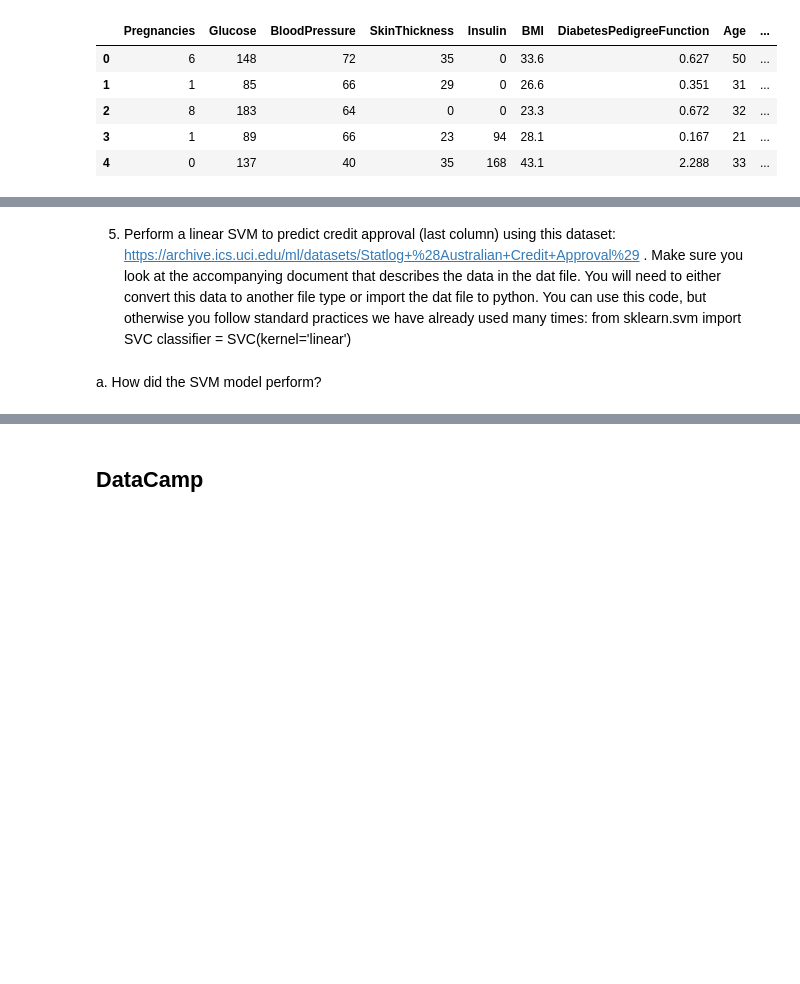
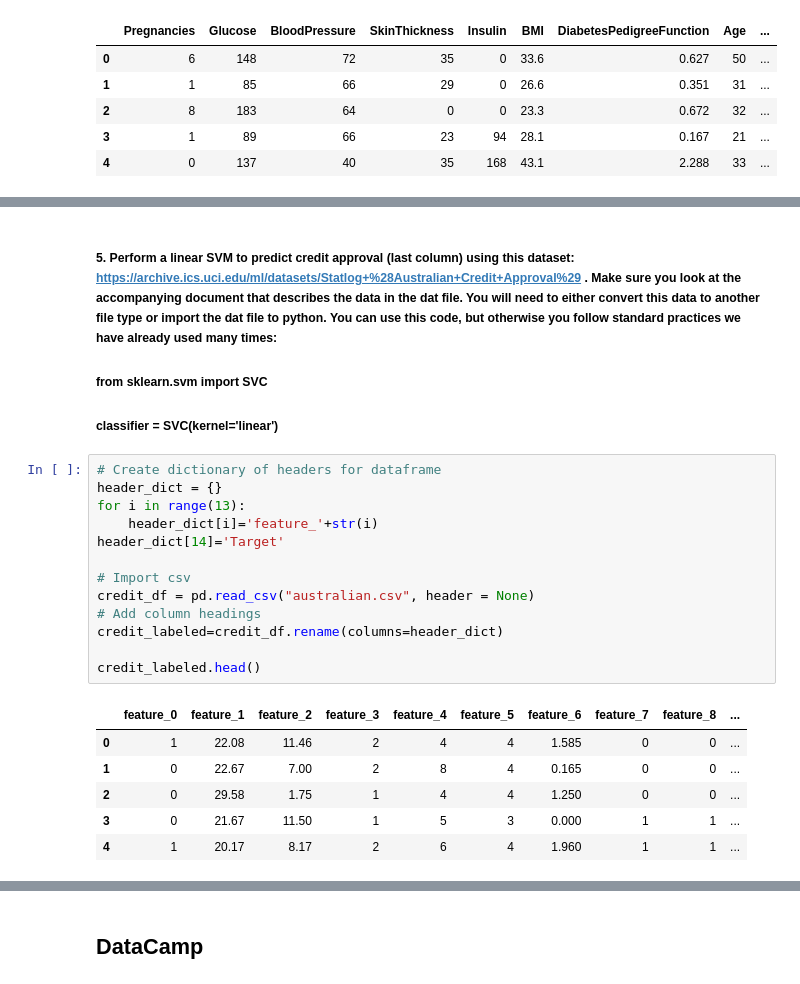
Before and after one commit to jmort16/week_16, a Jupyter notebook: wk_16_hmwk.ipynb, the cells around one changed output, grey strips where cells are left out. Drawn from its saved outputs; the diff is of its cells as text; blank space fills up the shorter version.

```diff
--- a/wk_16_hmwk.ipynb
+++ b/wk_16_hmwk.ipynb
@@ -83,7 +130,25 @@ a.	BRIEFLY explain what the ROC Curve shows and what the resulting AUC means.
 # %% [markdown]
-5.	Perform a linear SVM to predict credit approval (last column) using this dataset: https://archive.ics.uci.edu/ml/datasets/Statlog+%28Australian+Credit+Approval%29 . Make sure you look at the accompanying document that describes the data in the dat file. You will need to either convert this data to another file type or import the dat file to python.
-You can use this code, but otherwise you follow standard practices we have already used many times:
-from sklearn.svm import SVC
-classifier = SVC(kernel='linear')
+ ##### 5.	Perform a linear SVM to predict credit approval (last column) using this dataset: https://archive.ics.uci.edu/ml/datasets/Statlog+%28Australian+Credit+Approval%29 . Make sure you look at the accompanying document that describes the data in the dat file. You will need to either convert this data to another file type or import the dat file to python. You can use this code, but otherwise you follow standard practices we have already used many times:
+
+##### from sklearn.svm import SVC
+##### classifier = SVC(kernel='linear')
-# %% [markdown]
-a.	How did the SVM model perform?
+# %%
+# Create dictionary of headers for dataframe
+header_dict = {}
+for i in range(13):
+    header_dict[i]='feature_'+str(i)
+header_dict[14]='Target'
+
+# Import csv
+credit_df = pd.read_csv("australian.csv", header = None)
+# Add column headings
+credit_labeled=credit_df.rename(columns=header_dict)
+
+credit_labeled.head()
+# %% [output]
+|  | feature_0 | feature_1 | feature_2 | feature_3 | feature_4 | feature_5 | feature_6 | feature_7 | feature_8 | ... |
+| 0 | 1 | 22.08 | 11.46 | 2 | 4 | 4 | 1.585 | 0 | 0 | ... |
+| 1 | 0 | 22.67 | 7.00 | 2 | 8 | 4 | 0.165 | 0 | 0 | ... |
+| 2 | 0 | 29.58 | 1.75 | 1 | 4 | 4 | 1.250 | 0 | 0 | ... |
+| 3 | 0 | 21.67 | 11.50 | 1 | 5 | 3 | 0.000 | 1 | 1 | ... |
+| 4 | 1 | 20.17 | 8.17 | 2 | 6 | 4 | 1.960 | 1 | 1 | ... |
```
Also changed, not shown: parts of 31 cells of this notebook.
